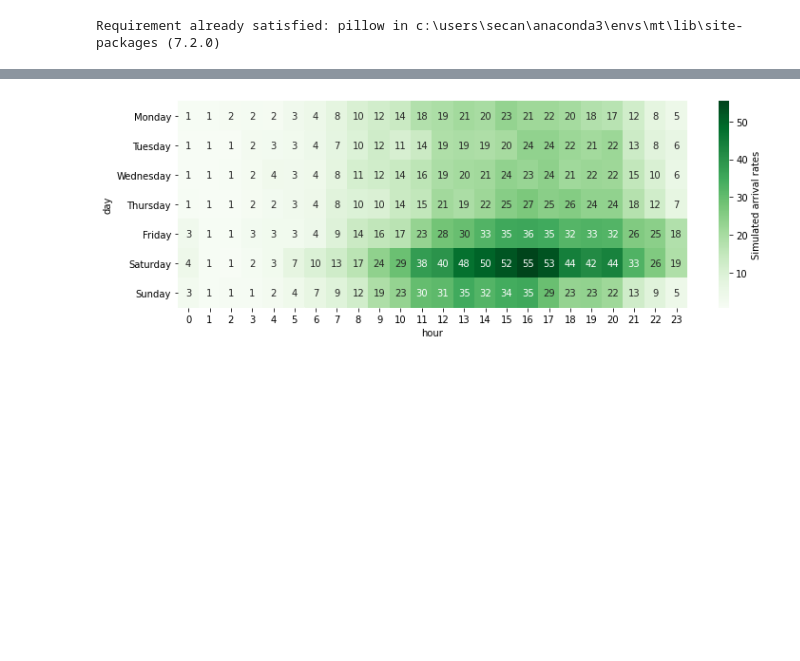
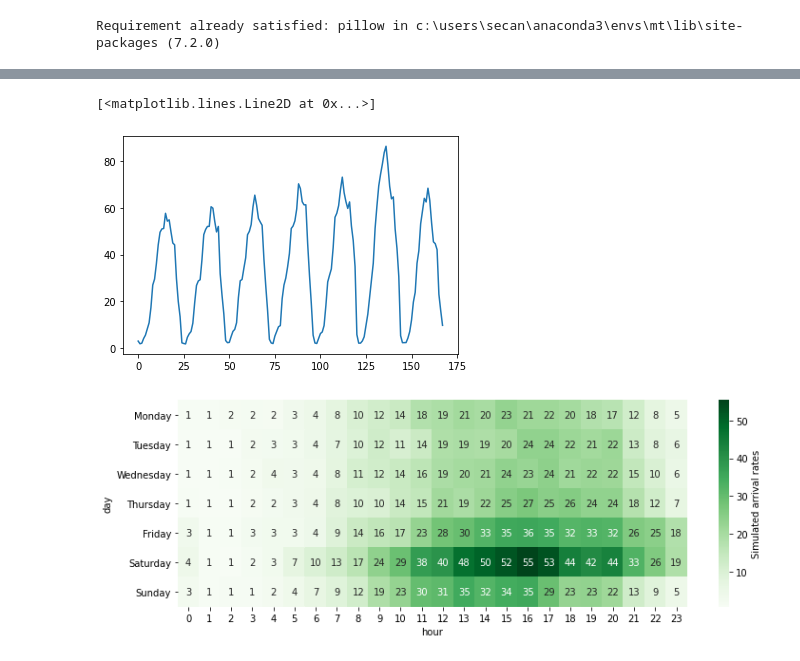
Before and after one commit to scespinoza/louisville-scooters, a Jupyter notebook: arrival_process/Untitled.ipynb, the cells around one changed output, grey strips where cells are left out. Drawn from its saved outputs; the diff is of its cells as text; code cells hidden in the pictures; blank space fills up the shorter version.

```diff
--- a/arrival_process/Untitled.ipynb
+++ b/arrival_process/Untitled.ipynb
@@ -33,3 +58,8 @@ fig.savefig('arrival-ratios.jpg', dpi=300);
+# %%
+plt.plot(new_lambda_t.values.ravel())
+# %% [output]
+[<matplotlib.lines.Line2D at 0x...>]
+[figure, added]
 # %%
 import geopandas as gpd
 
```
Also changed, not shown: parts of 5 cells of this notebook, 4 other files.
